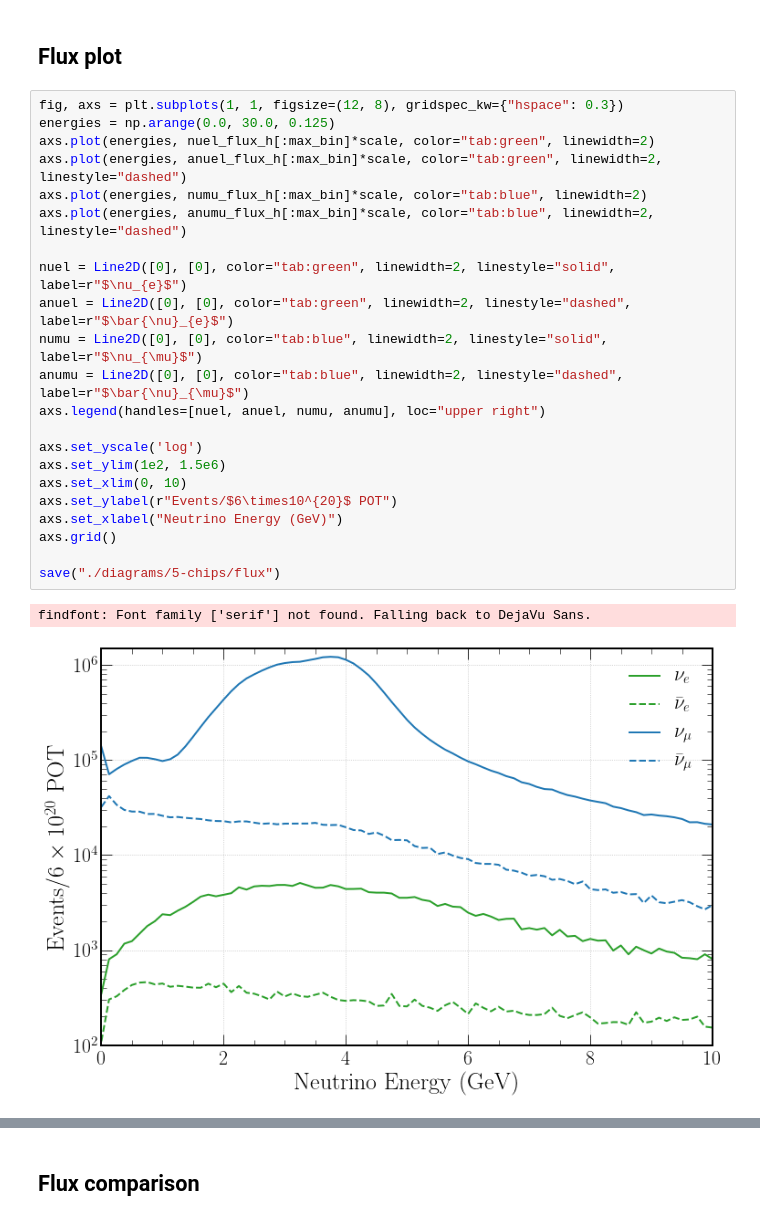
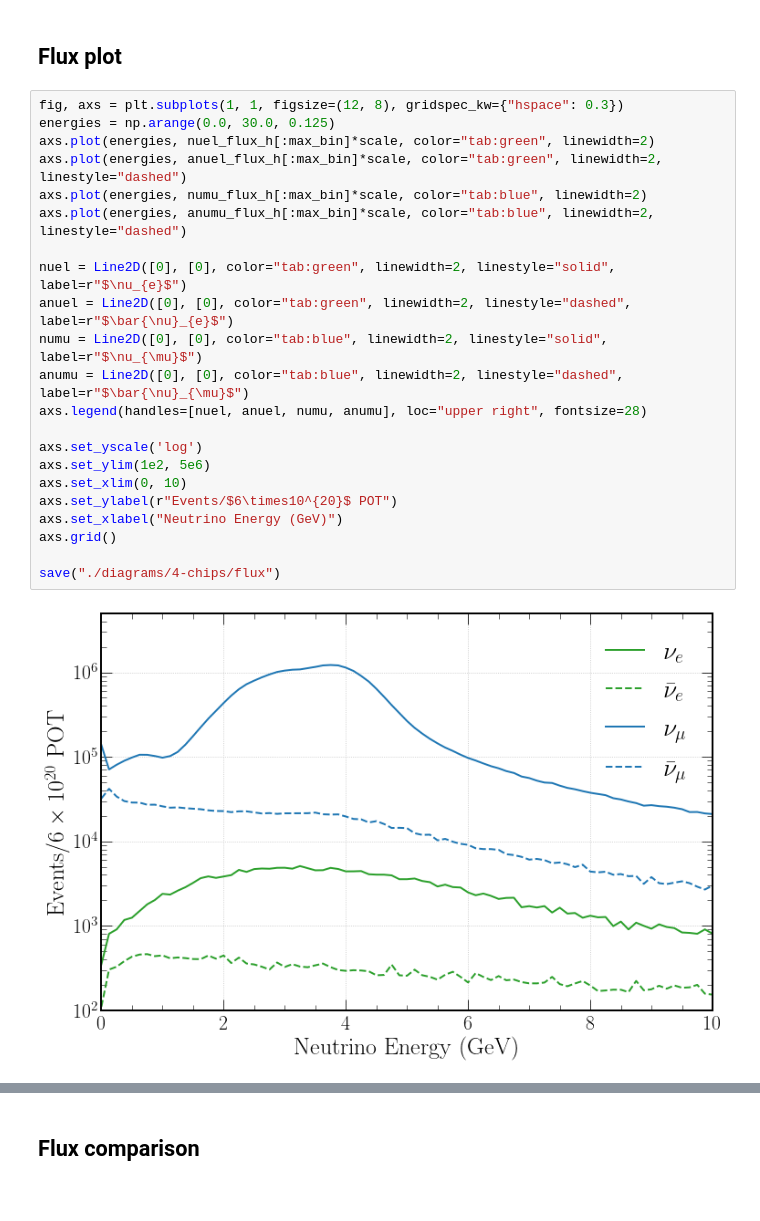
Before and after one commit to joshtingey/phd-thesis, a Jupyter notebook: plots.ipynb, the cells around one changed output, grey strips where cells are left out. Saved outputs shown, nothing was run; the diff lists cells and outputs as text.

Commit message:
theory, chips and cnn improvements and results robustness results and summary decisions

```diff
--- a/plots.ipynb
+++ b/plots.ipynb
@@ -193,28 +193,27 @@ anumu_tot: 16.474845116029783, frac: 0.02336872656103533
 # %%
 fig, axs = plt.subplots(1, 1, figsize=(12, 8), gridspec_kw={"hspace": 0.3})
 energies = np.arange(0.0, 30.0, 0.125)
 axs.plot(energies, nuel_flux_h[:max_bin]*scale, color="tab:green", linewidth=2)
 axs.plot(energies, anuel_flux_h[:max_bin]*scale, color="tab:green", linewidth=2, linestyle="dashed")
 axs.plot(energies, numu_flux_h[:max_bin]*scale, color="tab:blue", linewidth=2)
 axs.plot(energies, anumu_flux_h[:max_bin]*scale, color="tab:blue", linewidth=2, linestyle="dashed")
 
 nuel = Line2D([0], [0], color="tab:green", linewidth=2, linestyle="solid", label=r"$\nu_{e}$")
 anuel = Line2D([0], [0], color="tab:green", linewidth=2, linestyle="dashed", label=r"$\bar{\nu}_{e}$")
 numu = Line2D([0], [0], color="tab:blue", linewidth=2, linestyle="solid", label=r"$\nu_{\mu}$")
 anumu = Line2D([0], [0], color="tab:blue", linewidth=2, linestyle="dashed", label=r"$\bar{\nu}_{\mu}$")
-axs.legend(handles=[nuel, anuel, numu, anumu], loc="upper right")
+axs.legend(handles=[nuel, anuel, numu, anumu], loc="upper right", fontsize=28)
 
 axs.set_yscale('log')
-axs.set_ylim(1e2, 1.5e6)
+axs.set_ylim(1e2, 5e6)
 axs.set_xlim(0, 10)
 axs.set_ylabel(r"Events/$6\times10^{20}$ POT")
 axs.set_xlabel("Neutrino Energy (GeV)")
 axs.grid()
 
-save("./diagrams/5-chips/flux")
+save("./diagrams/4-chips/flux")
 # %% [output]
-findfont: Font family ['serif'] not found. Falling back to DejaVu Sans.
-[figure, old version]
+[figure, new version]
 # %% [markdown]
 <a id='flux_comparison'></a>
 # %% [markdown]
```
Also changed, not shown: parts of 7 cells of this notebook, 49 other files.
